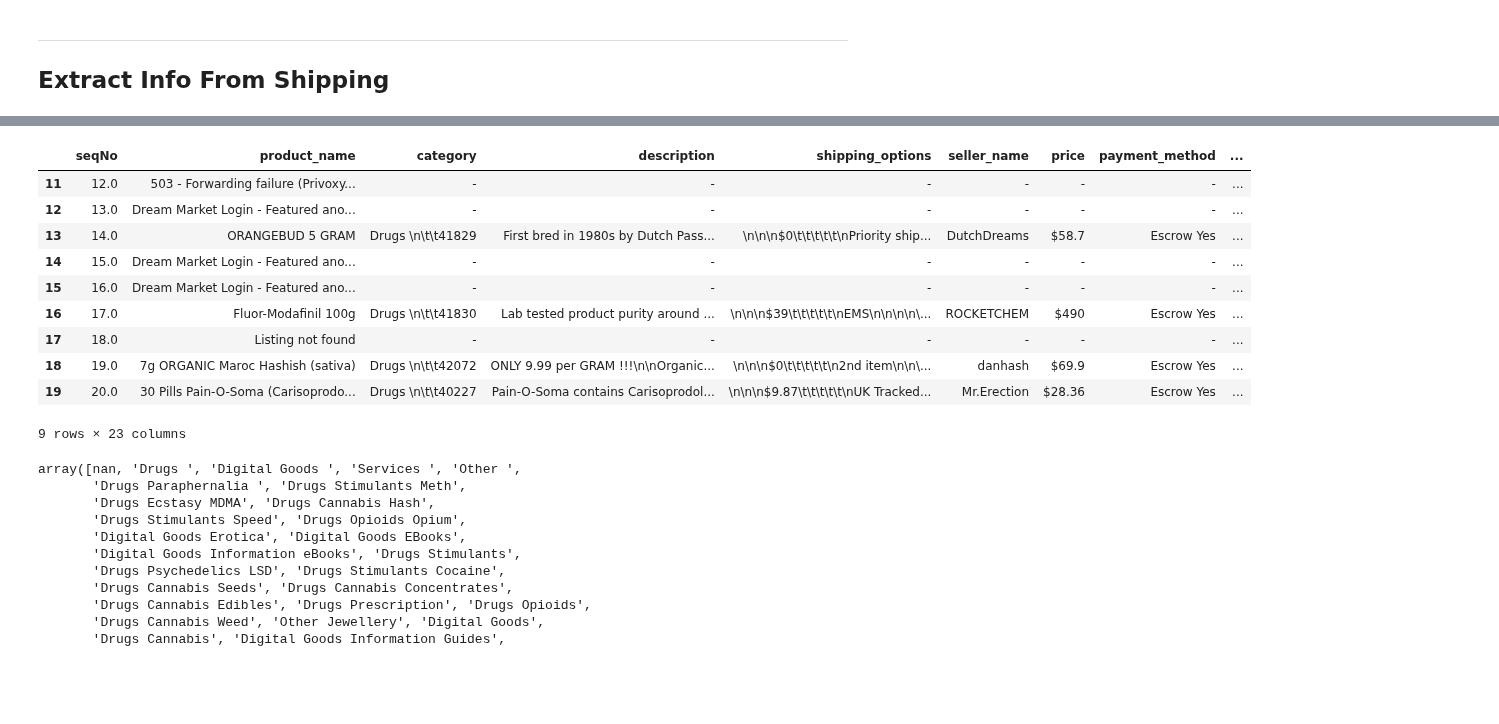
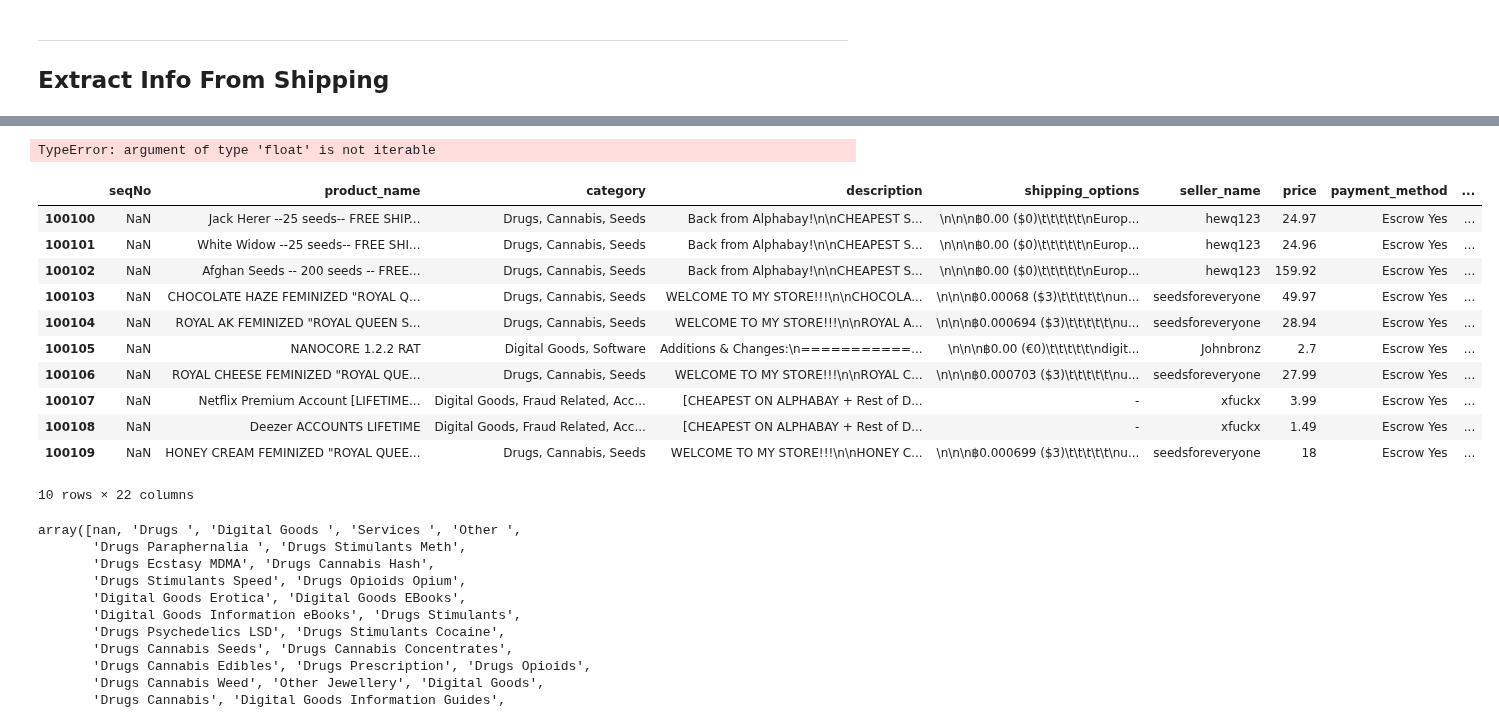
Before and after one commit to Morgan-Sell/darknet-economics, a Jupyter notebook: data_process_feat_eng.ipynb, the cells around one changed output, grey strips where cells are left out. Cells and saved outputs as stored; diff of their text form; code cells hidden in the pictures; blank space fills up the shorter version.

```diff
--- a/data_process_feat_eng.ipynb
+++ b/data_process_feat_eng.ipynb
@@ -105,9 +118,7 @@ df['method_6'] = df['text'].str.findall(r'\d{4}')
 ---
 ## Extract Info From Description
 # %%
-products_v2['prod_name_split'] = products_v2['product_name'].apply(lambda x: re.sub(r'[^a-zA-Z0-9$%_]',' ', x))
-products_v2['prod_name_split'] = products_v2['prod_name_split'].apply(lambda x: re.split('\s+', x))
-products_v2['prod_name_split_test'] = products_v2['prod_name_split'].apply(lambda x: utils.replace_split_text(x, r'[^a-zA-Z0-9$%_]',' '))
+products_v2['desc_arr'] = products_v2['description'].apply(lambda x: utils.replace_split_text(x, r"[^a-zA-Z0-9$%.'_]"," "))
 # %%
 products_v2.iloc[:15, :]
 # %% [output]
@@ -133,10 +143,9 @@ products_v2.iloc[:15, :]
 ## Extract Info From Shipping
 # %%
 # Is it better to delay the removal of "\n" and "\t"?
-products_v2['shipping_cleaned'] = products_v2['shipping_options'].str.replace(r'\n', ' ')
+products_v2['shipping_cleaned'] = products_v2['shipping_options'].str.replace('\n', ' ')
 products_v2['shipping_cleaned'] = products_v2['shipping_cleaned'].str.replace('\t', ' ')
-products_v2['shipping_costs'] = products_v2['shipping_cleaned'].str.findall(r'\$\d+(?:\.\d+)?')
-products_v2['shipping_non_financial'] = products_v2['shipping_cleaned'].str.findall(r'[^\$\d+(?:\.\d+)]?')
+products_v2['shipping_cleaned'] = products_v2['shipping_cleaned'].apply(lambda x: utils.replace_split_text(x, r"[^a-zA-Z0-9$%.'_]"," "))
 # %%
 products_v2.iloc[15:25, :]
 # %% [output]
@@ -155,20 +163,23 @@ products_v2.iloc[15:25, :]
-# %%
-
-products_v2['desc_weight_grams'] = products_v2['description'].str.findall(r'[\d][g]')
+# %%
+products_v2['ship_from_arr'] = products_v2['ship_from'].apply(lambda x: x.split(' ') if type(x) == str else x)
+products_v2['has_digital_delivery'] = products_v2['ship_from_arr'].apply(lambda x: 1 if 'digital' in x else 0)
+# %% [output]
+TypeError: argument of type 'float' is not iterable
 # %%
-products_v2.iloc[11:20, :]
+products_v2.iloc[100100:100110, :]
 # %% [output]
 |  | seqNo | product_name | category | description | shipping_options | seller_name | price | payment_method | ... |
-| 11 | 12.0 | 503 - Forwarding failure (Privoxy... | - | - | - | - | - | - | ... |
-| 12 | 13.0 | Dream Market Login - Featured ano... | - | - | - | - | - | - | ... |
-| 13 | 14.0 | ORANGEBUD 5 GRAM | Drugs \n\t\t41829 | First bred in 1980s by Dutch Pass... | \n\n\n$0\t\t\t\t\t\nPriority ship... | DutchDreams | $58.7 | Escrow Yes | ... |
-| 14 | 15.0 | Dream Market Login - Featured ano... | - | - | - | - | - | - | ... |
-| 15 | 16.0 | Dream Market Login - Featured ano... | - | - | - | - | - | - | ... |
-| 16 | 17.0 | Fluor-Modafinil 100g | Drugs \n\t\t41830 | Lab tested product purity around ... | \n\n\n$39\t\t\t\t\t\nEMS\n\n\n\n\... | ROCKETCHEM | $490 | Escrow Yes | ... |
-| 17 | 18.0 | Listing not found | - | - | - | - | - | - | ... |
-| 18 | 19.0 | 7g ORGANIC Maroc Hashish (sativa) | Drugs \n\t\t42072 | ONLY 9.99 per GRAM !!!\n\nOrganic... | \n\n\n$0\t\t\t\t\t\n2nd item\n\n\... | danhash | $69.9 | Escrow Yes | ... |
-| 19 | 20.0 | 30 Pills Pain-O-Soma (Carisoprodo... | Drugs \n\t\t40227 | Pain-O-Soma contains Carisoprodol... | \n\n\n$9.87\t\t\t\t\t\nUK Tracked... | Mr.Erection | $28.36 | Escrow Yes | ... |
+| 100100 | NaN | Jack Herer --25 seeds-- FREE SHIP... | Drugs, Cannabis, Seeds | Back from Alphabay!\n\nCHEAPEST S... | \n\n\n฿0.00 ($0)\t\t\t\t\t\nEurop... | hewq123 | 24.97 | Escrow Yes | ... |
+| 100101 | NaN | White Widow --25 seeds-- FREE SHI... | Drugs, Cannabis, Seeds | Back from Alphabay!\n\nCHEAPEST S... | \n\n\n฿0.00 ($0)\t\t\t\t\t\nEurop... | hewq123 | 24.96 | Escrow Yes | ... |
+| 100102 | NaN | Afghan Seeds -- 200 seeds -- FREE... | Drugs, Cannabis, Seeds | Back from Alphabay!\n\nCHEAPEST S... | \n\n\n฿0.00 ($0)\t\t\t\t\t\nEurop... | hewq123 | 159.92 | Escrow Yes | ... |
+| 100103 | NaN | CHOCOLATE HAZE FEMINIZED "ROYAL Q... | Drugs, Cannabis, Seeds | WELCOME TO MY STORE!!!\n\nCHOCOLA... | \n\n\n฿0.00068 ($3)\t\t\t\t\t\nun... | seedsforeveryone | 49.97 | Escrow Yes | ... |
+| 100104 | NaN | ROYAL AK FEMINIZED "ROYAL QUEEN S... | Drugs, Cannabis, Seeds | WELCOME TO MY STORE!!!\n\nROYAL A... | \n\n\n฿0.000694 ($3)\t\t\t\t\t\nu... | seedsforeveryone | 28.94 | Escrow Yes | ... |
+| 100105 | NaN | NANOCORE 1.2.2 RAT | Digital Goods, Software | Additions & Changes:\n===========... | \n\n\n฿0.00 (€0)\t\t\t\t\t\ndigit... | Johnbronz | 2.7 | Escrow Yes | ... |
+| 100106 | NaN | ROYAL CHEESE FEMINIZED "ROYAL QUE... | Drugs, Cannabis, Seeds | WELCOME TO MY STORE!!!\n\nROYAL C... | \n\n\n฿0.000703 ($3)\t\t\t\t\t\nu... | seedsforeveryone | 27.99 | Escrow Yes | ... |
+| 100107 | NaN | Netflix Premium Account [LIFETIME... | Digital Goods, Fraud Related, Acc... | [CHEAPEST ON ALPHABAY + Rest of D... | - | xfuckx | 3.99 | Escrow Yes | ... |
+| 100108 | NaN | Deezer ACCOUNTS LIFETIME | Digital Goods, Fraud Related, Acc... | [CHEAPEST ON ALPHABAY + Rest of D... | - | xfuckx | 1.49 | Escrow Yes | ... |
+| 100109 | NaN | HONEY CREAM FEMINIZED "ROYAL QUEE... | Drugs, Cannabis, Seeds | WELCOME TO MY STORE!!!\n\nHONEY C... | \n\n\n฿0.000699 ($3)\t\t\t\t\t\nu... | seedsforeveryone | 18 | Escrow Yes | ... |
-9 rows × 23 columns
+10 rows × 22 columns
 # %%
 products_v2['category_str'].unique()
 # %% [output]
```
Also changed, not shown: parts of 15 cells of this notebook.
